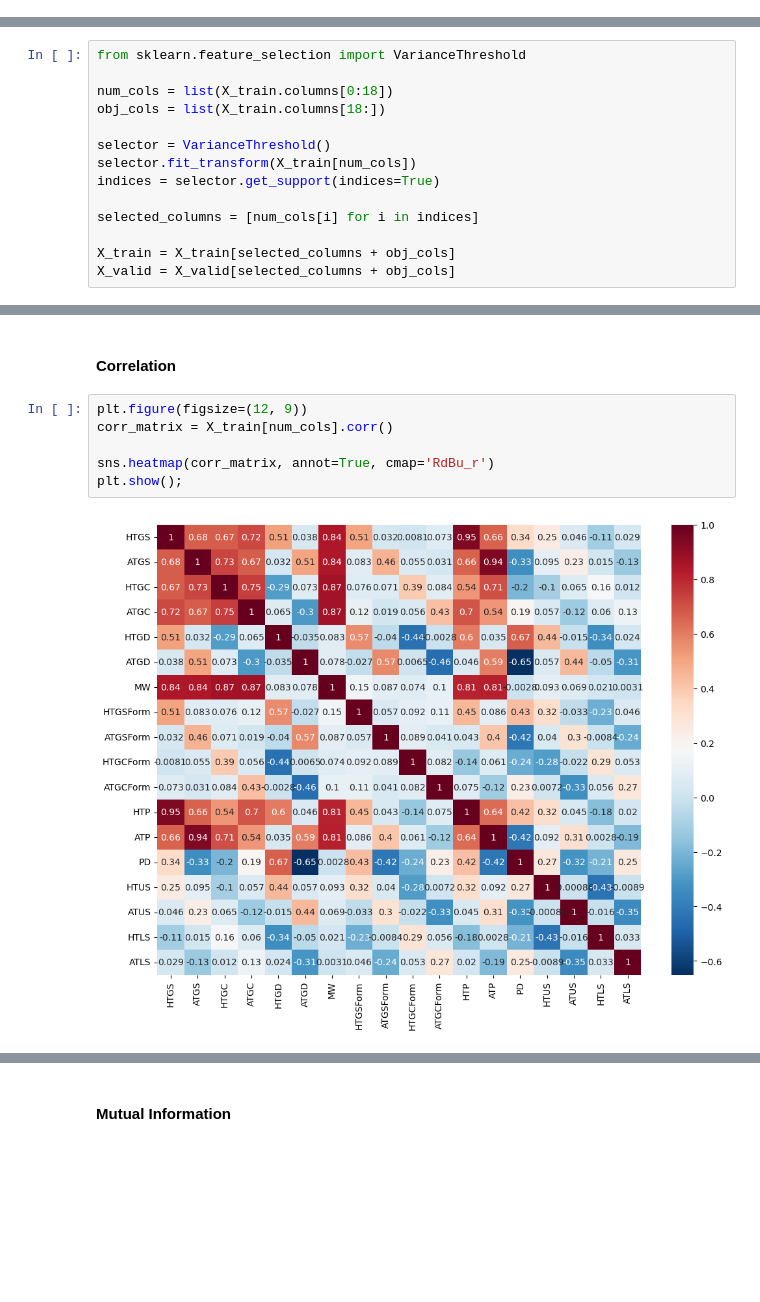
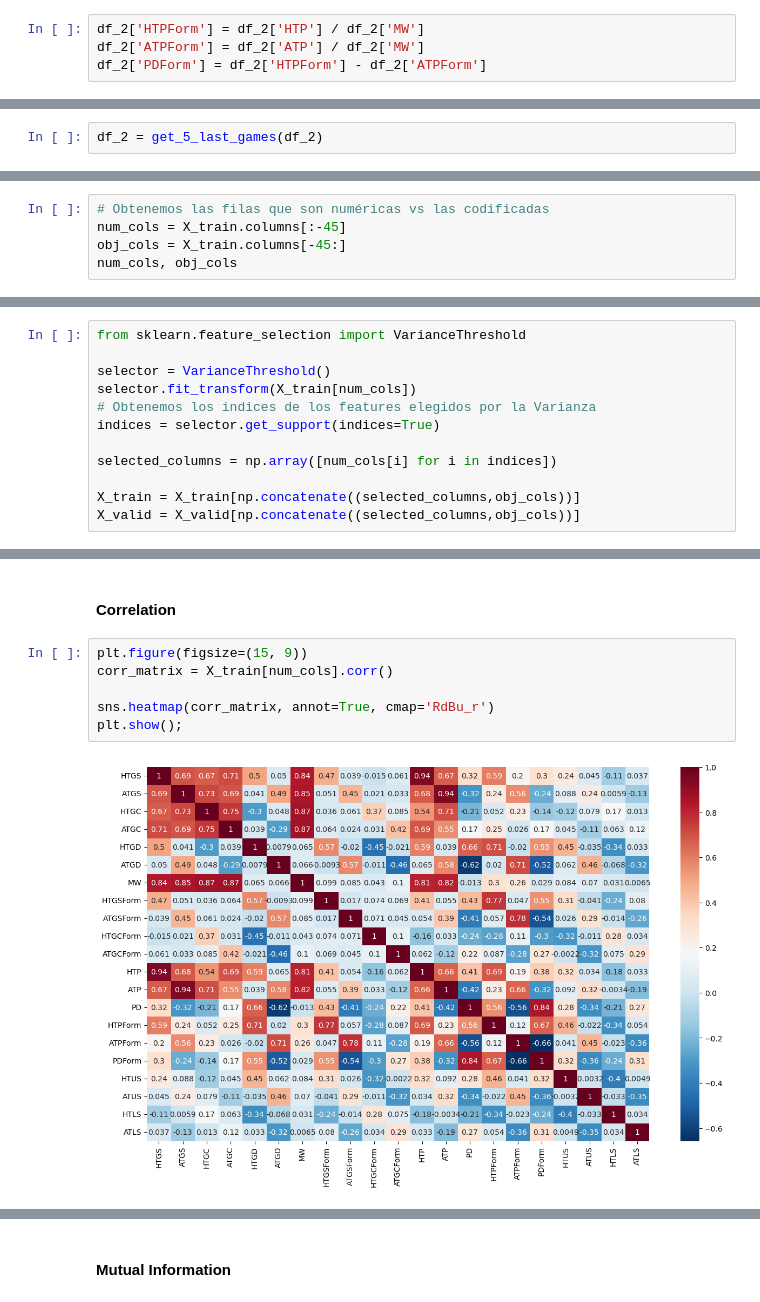
Before and after one commit to raulc03/match-prediction, a Jupyter notebook: Predict_match_winner.ipynb, the cells around one changed output, grey strips where cells are left out. Cells and saved outputs as stored; diff of their text form; blank space fills up the shorter version.

```diff
--- a/Predict_match_winner.ipynb
+++ b/Predict_match_winner.ipynb
@@ -769,3 +704,7 @@ df_2[(df_2['DateTime'].dt.year == 2023) & ((df_2['Home Team'] == team) | (df_2['
+# %%
+df_2['HTPForm'] = df_2['HTP'] / df_2['MW']
+df_2['ATPForm'] = df_2['ATP'] / df_2['MW']
+df_2['PDForm'] = df_2['HTPForm'] - df_2['ATPForm']
 # %% [markdown]
 ### Con cuántos partidos sin perder llegan los equipos locales y visitantes a cada partido?
 # %%
@@ -846,0 +825,2 @@ df_2[(df_2['DateTime'].dt.year == 2023) & ((df_2['Home Team'] == team) | (df_2['
+# %%
+df_2 = get_5_last_games(df_2)
@@ -855,2 +846,7 @@ X_train.shape
 # %% [markdown]
 ### Métodos de Filtro
+# %%
+# Obtenemos las filas que son numéricas vs las codificadas
+num_cols = X_train.columns[:-45]
+obj_cols = X_train.columns[-45:]
+num_cols, obj_cols
@@ -859,17 +892,15 @@ X_train.shape
 # %%
 from sklearn.feature_selection import VarianceThreshold
 
-num_cols = list(X_train.columns[0:18])
-obj_cols = list(X_train.columns[18:])
-
 selector = VarianceThreshold()
 selector.fit_transform(X_train[num_cols])
+# Obtenemos los indices de los features elegidos por la Varianza
 indices = selector.get_support(indices=True)
 
-selected_columns = [num_cols[i] for i in indices]
+selected_columns = np.array([num_cols[i] for i in indices])
 
-X_train = X_train[selected_columns + obj_cols]
-X_valid = X_valid[selected_columns + obj_cols]
+X_train = X_train[np.concatenate((selected_columns,obj_cols))]
+X_valid = X_valid[np.concatenate((selected_columns,obj_cols))]
 # %%
 X_train.columns
 # %% [output]
@@ -881,13 +919,13 @@ Index(['HTGS', 'ATGS', 'HTGC', 'ATGC', 'HTGD', 'ATGD', 'MW', 'HTGSForm',
 # %% [markdown]
 #### Correlation
 # %%
-plt.figure(figsize=(12, 9))
+plt.figure(figsize=(15, 9))
 corr_matrix = X_train[num_cols].corr()
 
 sns.heatmap(corr_matrix, annot=True, cmap='RdBu_r')
 plt.show();
 # %% [output]
-[figure, old version]
+[figure, new version]
 # %%
 # Recorremos la mtraix en búsqueda de coeficientes mayores a 0.7
 for i in range(len(corr_matrix.columns)):
```
Also changed, not shown: parts of 70 cells of this notebook.
